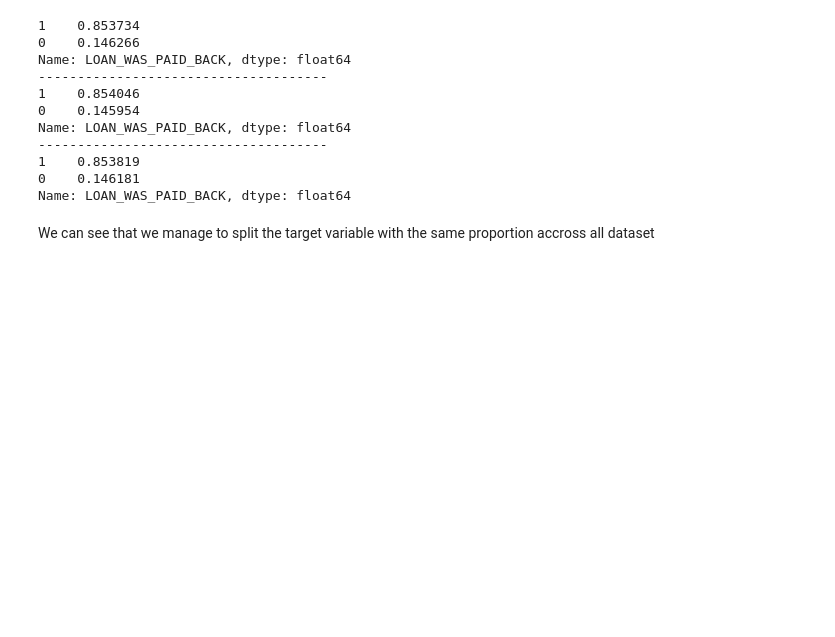
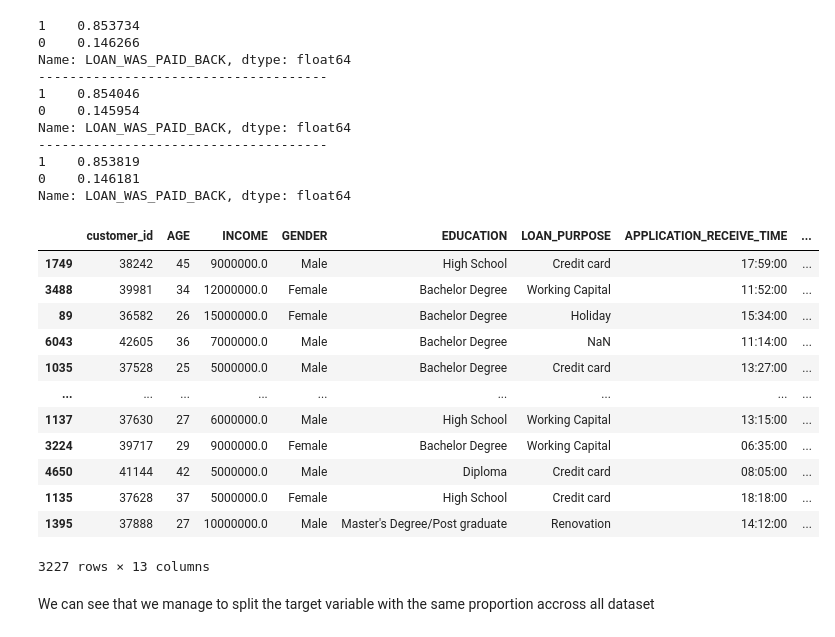
Before and after one commit to indrap23/PMDS-TEAM_XBOOST, a Jupyter notebook: Credit Scoring.ipynb, the cells around one changed output. Saved outputs shown, nothing was run; the diff lists cells and outputs as text; code cells hidden in the pictures; blank space fills up the shorter version.

```diff
--- a/Credit Scoring.ipynb
+++ b/Credit Scoring.ipynb
@@ -172,6 +172,22 @@ Name: LOAN_WAS_PAID_BACK, dtype: float64
 1    0.853819
 0    0.146181
 Name: LOAN_WAS_PAID_BACK, dtype: float64
+# %%
+x_train
+# %% [output]
+|  | customer_id | AGE | INCOME | GENDER | EDUCATION | LOAN_PURPOSE | APPLICATION_RECEIVE_TIME | ... |
+| 1749 | 38242 | 45 | 9000000.0 | Male | High School | Credit card | 17:59:00 | ... |
+| 3488 | 39981 | 34 | 12000000.0 | Female | Bachelor Degree | Working Capital | 11:52:00 | ... |
+| 89 | 36582 | 26 | 15000000.0 | Female | Bachelor Degree | Holiday | 15:34:00 | ... |
+| 6043 | 42605 | 36 | 7000000.0 | Male | Bachelor Degree | NaN | 11:14:00 | ... |
+| 1035 | 37528 | 25 | 5000000.0 | Male | Bachelor Degree | Credit card | 13:27:00 | ... |
+| ... | ... | ... | ... | ... | ... | ... | ... | ... |
+| 1137 | 37630 | 27 | 6000000.0 | Male | High School | Working Capital | 13:15:00 | ... |
+| 3224 | 39717 | 29 | 9000000.0 | Female | Bachelor Degree | Working Capital | 06:35:00 | ... |
+| 4650 | 41144 | 42 | 5000000.0 | Male | Diploma | Credit card | 08:05:00 | ... |
+| 1135 | 37628 | 37 | 5000000.0 | Female | High School | Credit card | 18:18:00 | ... |
+| 1395 | 37888 | 27 | 10000000.0 | Male | Master's Degree/Post graduate | Renovation | 14:12:00 | ... |
+3227 rows × 13 columns
 # %% [markdown]
 We can see that we manage to split the target variable with the same proportion accross all dataset
 # %% [markdown]
```
Also changed, not shown: parts of 76 cells of this notebook, 6 other files.
